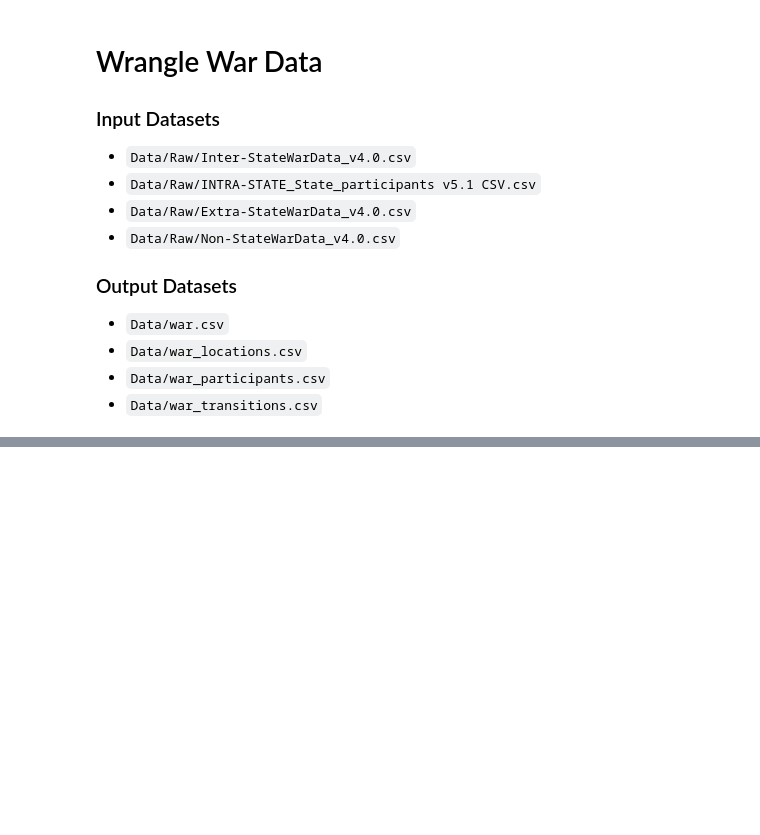
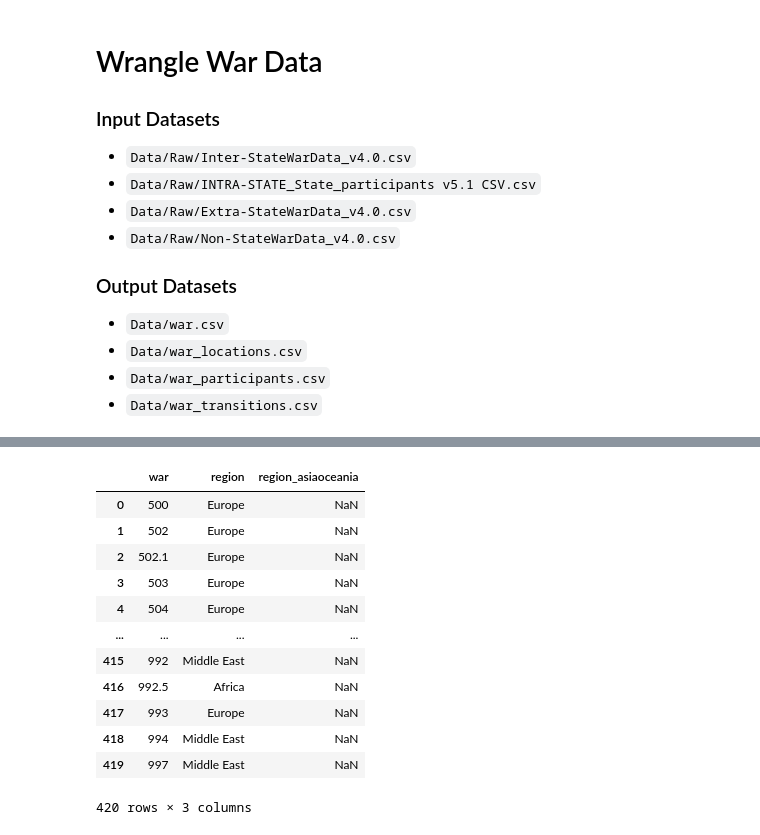
Before and after one commit to jenna-jordan/correlates-of-war, a Jupyter notebook: Wrangle/war.ipynb, the cells around one changed output, grey strips where cells are left out. Saved outputs shown, nothing was run; the diff lists cells and outputs as text; code cells hidden in the pictures; blank space fills up the shorter version.

```diff
--- a/Wrangle/war.ipynb
+++ b/Wrangle/war.ipynb
@@ -84,0 +228,23 @@ dfWars
+# %%
+dfIntraLoc_mid = dfIntraStateWar[["WarNum","V5RegionNum"]].rename(columns={"WarNum":"war", "V5RegionNum":"region"})
+# %%
+dfIntraLoc = dfIntraLoc_mid.merge(dfIntraLoc_pre[["war","region_asiaoceania"]], how="left", on="war")
+# %%
+region_map_values_intrastate = {1: 'W. Hemisphere', 2: 'W. Hemisphere', 3: 'Europe', 4: 'Africa', 5: 'Middle East', 6: np.NaN}
+dfIntraLoc['region'] = dfIntraLoc['region'].replace(region_map_values_intrastate)
+dfIntraLoc['region'] = dfIntraLoc['region'].fillna(dfIntraLoc['region_asiaoceania'])
+dfIntraLoc
+# %% [output]
+|  | war | region | region_asiaoceania |
+| 0 | 500 | Europe | NaN |
+| 1 | 502 | Europe | NaN |
+| 2 | 502.1 | Europe | NaN |
+| 3 | 503 | Europe | NaN |
+| 4 | 504 | Europe | NaN |
+| ... | ... | ... | ... |
+| 415 | 992 | Middle East | NaN |
+| 416 | 992.5 | Africa | NaN |
+| 417 | 993 | Europe | NaN |
+| 418 | 994 | Middle East | NaN |
+| 419 | 997 | Middle East | NaN |
+420 rows × 3 columns
```
Also changed, not shown: parts of 26 cells of this notebook, 4 other files.
